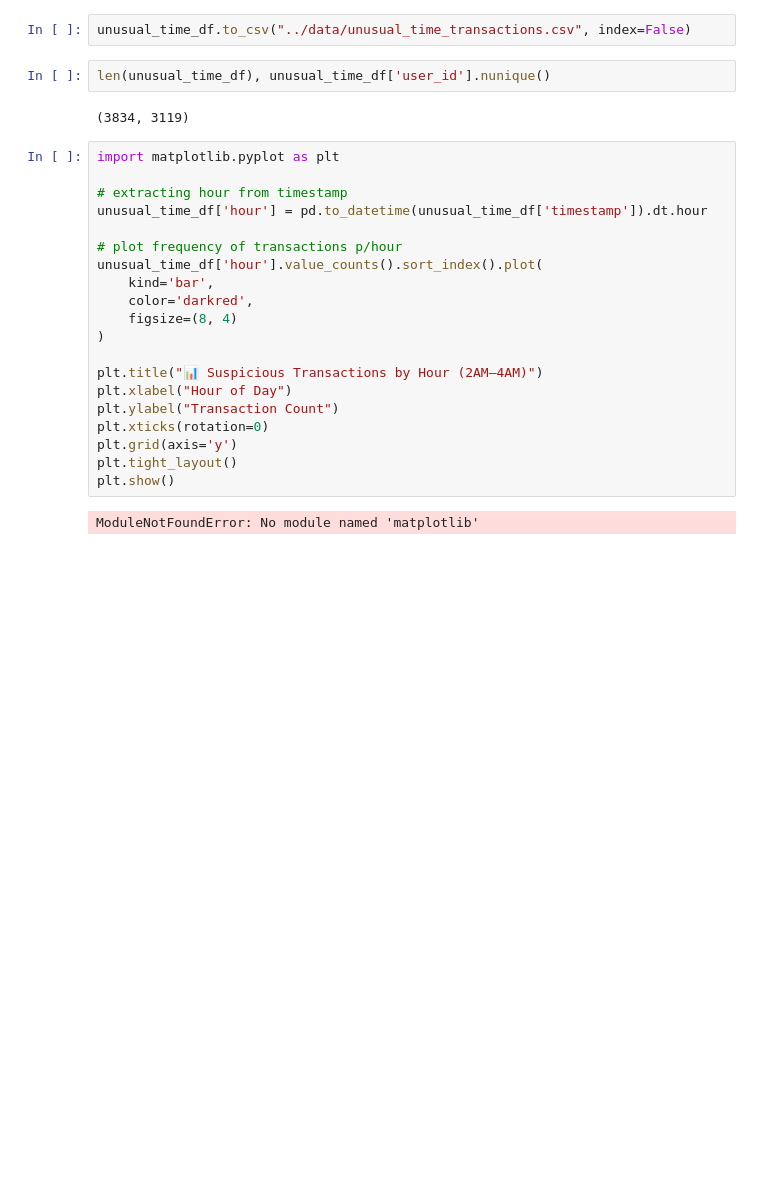
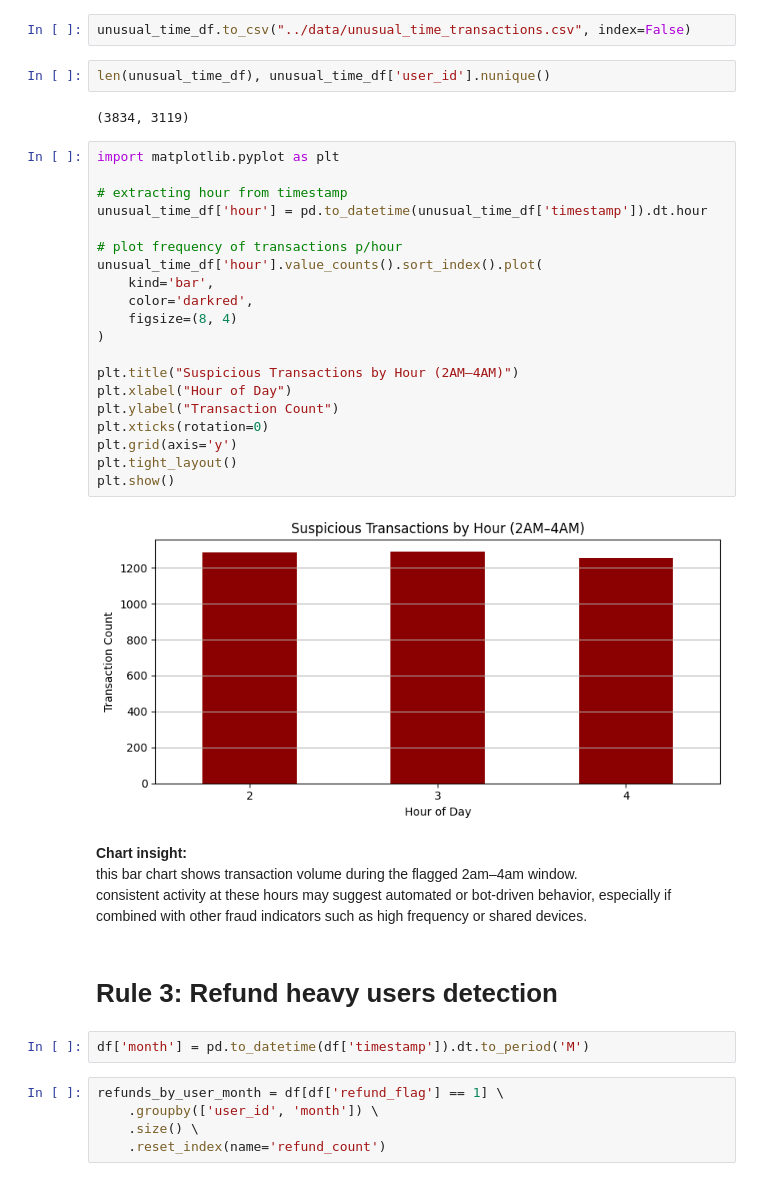
Before and after one commit to michelleyong7/Fraud-Detection-Analysis, a Jupyter notebook: notebooks/fraud_detection_analysis.ipynb, the cells around one changed output. Saved outputs shown, nothing was run; the diff lists cells and outputs as text; blank space fills up the shorter version.

```diff
--- a/notebooks/fraud_detection_analysis.ipynb
+++ b/notebooks/fraud_detection_analysis.ipynb
@@ -129,22 +130,35 @@ len(unusual_time_df), unusual_time_df['user_id'].nunique()
 # %%
 import matplotlib.pyplot as plt
 
 # extracting hour from timestamp
 unusual_time_df['hour'] = pd.to_datetime(unusual_time_df['timestamp']).dt.hour
 
 # plot frequency of transactions p/hour
 unusual_time_df['hour'].value_counts().sort_index().plot(
     kind='bar',
     color='darkred',
     figsize=(8, 4)
 )
 
-plt.title("📊 Suspicious Transactions by Hour (2AM–4AM)")
+plt.title("Suspicious Transactions by Hour (2AM–4AM)")
 plt.xlabel("Hour of Day")
 plt.ylabel("Transaction Count")
 plt.xticks(rotation=0)
 plt.grid(axis='y')
 plt.tight_layout()
 plt.show()
 # %% [output]
-ModuleNotFoundError: No module named 'matplotlib'
+[figure, added]
+# %% [markdown]
+**Chart insight:**
+this bar chart shows transaction volume during the flagged 2am–4am window.
+consistent activity at these hours may suggest automated or bot-driven behavior, especially if combined with other fraud indicators such as high frequency or shared devices.
+# %% [markdown]
+# Rule 3: Refund heavy users detection
+# %%
+df['month'] = pd.to_datetime(df['timestamp']).dt.to_period('M')
+# %%
+refunds_by_user_month = df[df['refund_flag'] == 1] \
+    .groupby(['user_id', 'month']) \
+    .size() \
+    .reset_index(name='refund_count')
```
Also changed, not shown: parts of 34 cells of this notebook.
